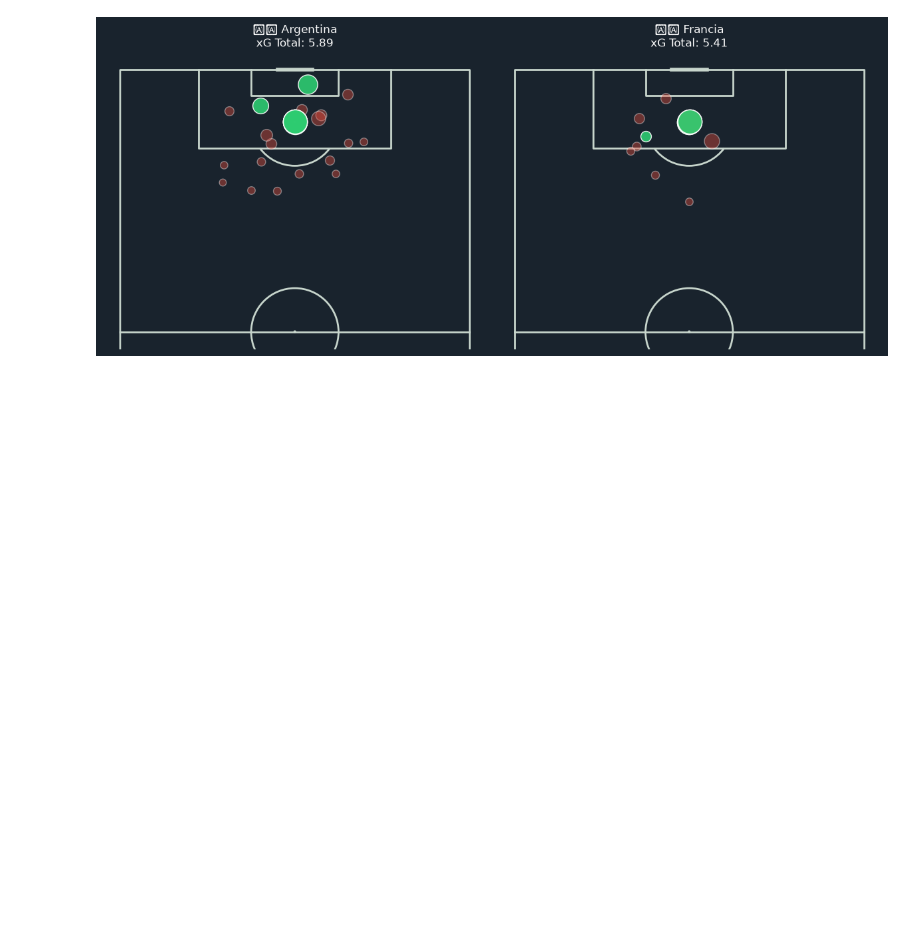
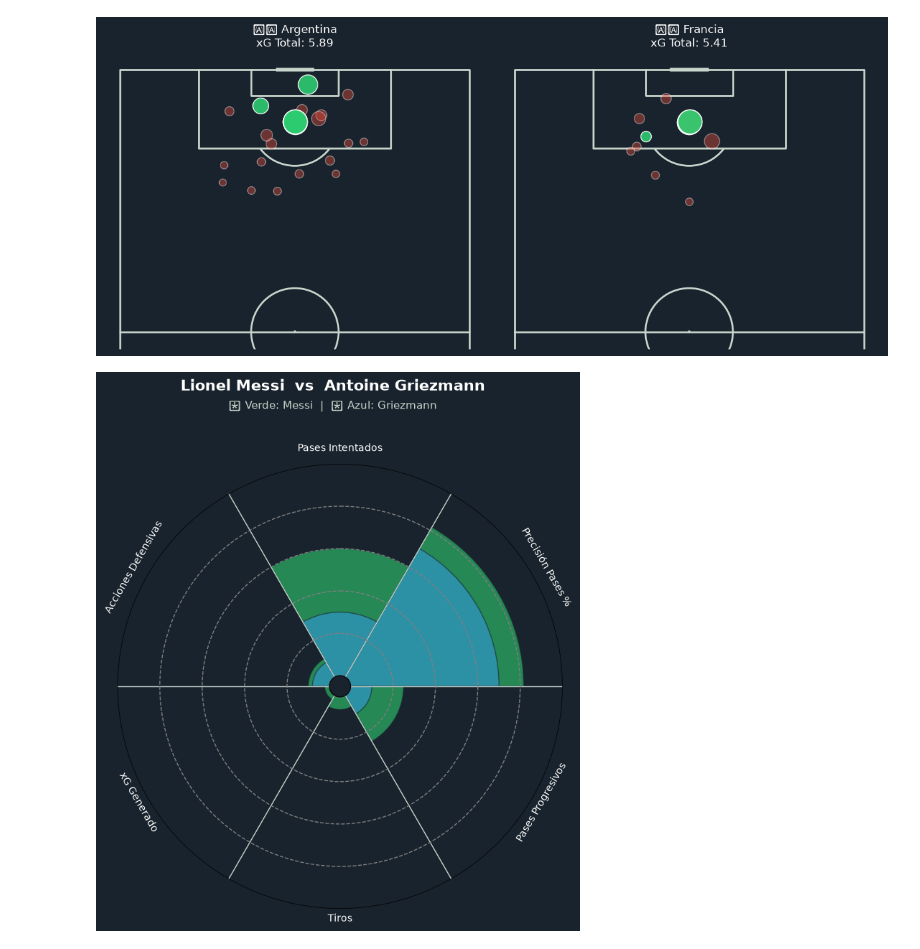
Before and after one commit to Magffbe/football-tactical-dashboard, a Jupyter notebook: experimentos.ipynb, the cells around one changed output. Drawn from its saved outputs; the diff is of its cells as text; code cells hidden in the pictures; blank space fills up the shorter version.

Commit message:
Feat: Implementar comparador radar interactivo completo

```diff
--- a/experimentos.ipynb
+++ b/experimentos.ipynb
@@ -87,3 +87,80 @@ plt.tight_layout()
 plt.show()
 # %% [output]
 [figure]
+# %%
+import pandas as pd
+import matplotlib.pyplot as plt
+from mplsoccer import PyPizza
+from statsbombpy import sb
+
+# 1. Cargamos el partido
+df_eventos = sb.events(match_id=3869685)
+
+# 2. Función auxiliar para calcular métricas de un jugador en este partido
+def obtener_metrics_jugador(nombre):
+    df_j = df_eventos[df_eventos['player'] == nombre]
+
+    # Pases
+    pases = df_j[df_j['type'] == 'Pass']
+    total_pases = len(pases)
+    p_comp = len(pases[pases['pass_outcome'].isna()])
+    prec_pases = (p_comp / total_pases * 100) if total_pases > 0 else 0
+
+    pases_prog = 0
+    for _, p in pases.iterrows():
+        if (p['pass_end_location'][0] - p['location'][0]) >= 10:
+            pases_prog += 1
+
+    # Tiros / xG
+    tiros = df_j[df_j['type'] == 'Shot']
+    total_tiros = len(tiros)
+    xg_total = tiros['shot_statsbomb_xg'].sum() if total_tiros > 0 else 0
+
+    # Recuperaciones / Entradas
+    defensivas = len(df_j[df_j['type'].isin(['Duel', 'Interception', 'Ball Recovery'])])
+
+    return [total_pases, round(prec_pases, 1), pases_prog, total_tiros, round(xg_total, 2), defensivas]
+
+# 3. Parámetros y Valores
+params = ["Pases Intentados", "Precisión Pases %", "Pases Progresivos", "Tiros", "xG Generado", "Acciones Defensivas"]
+val_messi = obtener_metrics_jugador('Lionel Andrés Messi Cuccittini')
+val_griezmann = obtener_metrics_jugador('Antoine Griezmann')
+
+# 4. Configurar el gráfico de Radar
+baker = PyPizza(
+    params=params,
+    background_color="#19232d",
+    straight_line_color="#c7d5cc",
+    straight_line_lw=1,
+    last_circle_lw=1,
+    other_circle_lw=1,
+    inner_circle_size=5
+)
+
+fig, ax = baker.make_pizza(
+    val_messi,
+    compare_values=val_griezmann,
+    figsize=(8, 8.5),
+    param_location=106,
+    kwargs_slices=dict(facecolor="#2ecc71", edgecolor="#19232d", linewidth=1, alpha=0.6),
+    kwargs_compare=dict(facecolor="#3498db", edgecolor="#19232d", linewidth=1, alpha=0.6),
+    kwargs_params=dict(color="white", fontsize=10),
+    kwargs_values=dict(alpha=0),         # Oculta los números de Messi volviéndolos transparentes
+    kwargs_compare_values=dict(alpha=0)  # Oculta los números de Griezmann volviéndolos transparentes
+)
+
+# Título y Leyenda arriba
+fig.text(0.5, 0.98, "Lionel Messi  vs  Antoine Griezmann", size=15, ha="center", color="white", weight="bold")
+fig.text(0.5, 0.95, "🟩 Verde: Messi  |  🟦 Azul: Griezmann", size=11, ha="center", color="#c7d5cc")
+
+plt.show()
+
+# 5. Tabla comparativa clara para acompañar el gráfico
+df_comparativa = pd.DataFrame({
+    'Métrica': params,
+    'Lionel Messi': val_messi,
+    'Antoine Griezmann': val_griezmann
+})
+df_comparativa
+# %% [output]
+[figure, added]
```
Also changed, not shown: parts of 1 cell of this notebook, 1 other file.
